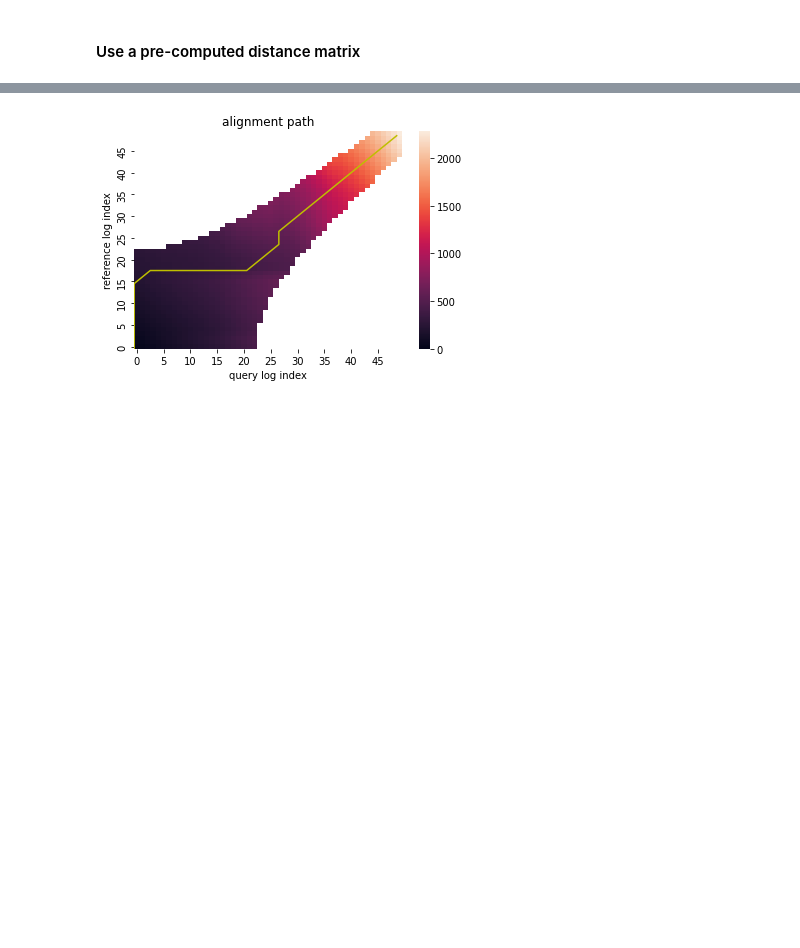
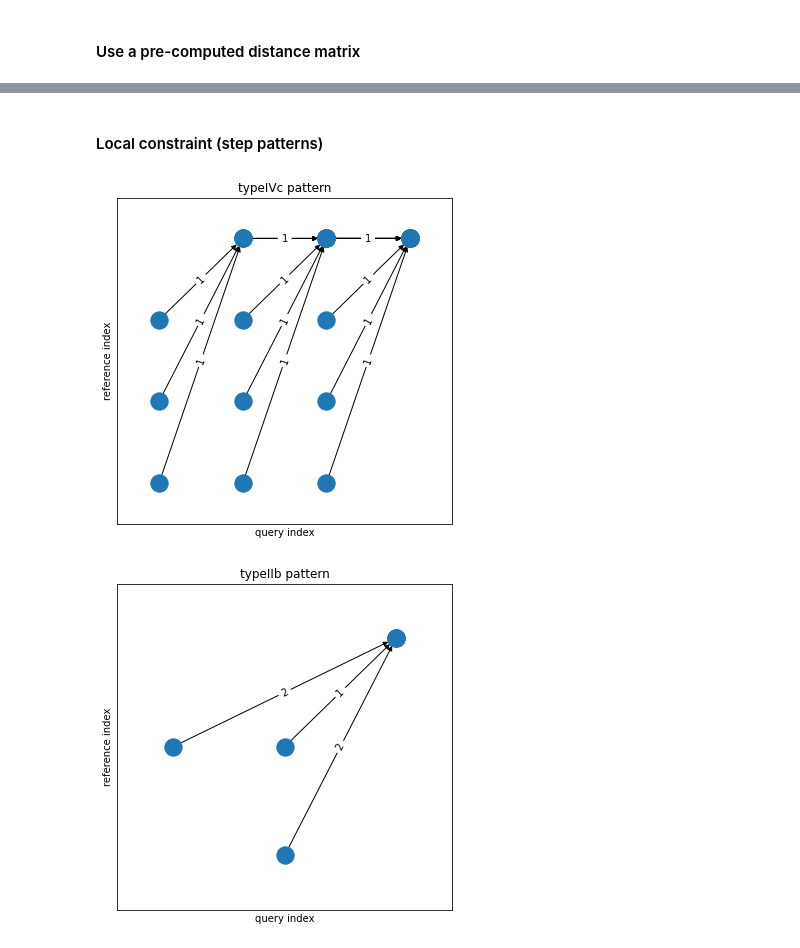
Before and after one commit to aifenaike/Logio, a Jupyter notebook: speui/Tutorial_03_dynamic_time_warping.ipynb, the cells around one changed output, grey strips where cells are left out. Drawn from its saved outputs; the diff is of its cells as text; code cells hidden in the pictures; blank space fills up the shorter version.

```diff
--- a/speui/Tutorial_03_dynamic_time_warping.ipynb
+++ b/speui/Tutorial_03_dynamic_time_warping.ipynb
@@ -183,6 +217,11 @@ user_window.plot()
-# %%
-from dynamic_time_warping.DTW import dtw_low
-res = dtw_low(distance_matrix,window=user_window,pattern=user_step_pattern)
-res.plot_path()
-# %% [output]
-[figure, removed]
+# %% [markdown]
+#### Local constraint (step patterns)
+# %%
+# visualize local constraint (step pattern)
+res.plot_pattern() # from result object
+
+from dynamic_time_warping.step_pattern import TypeIIb
+TypeIIb().plot() # from step pattern object
+# %% [output]
+[figure, added]
+[figure, added]
```
Also changed, not shown: parts of 23 cells of this notebook, 9 other files.
